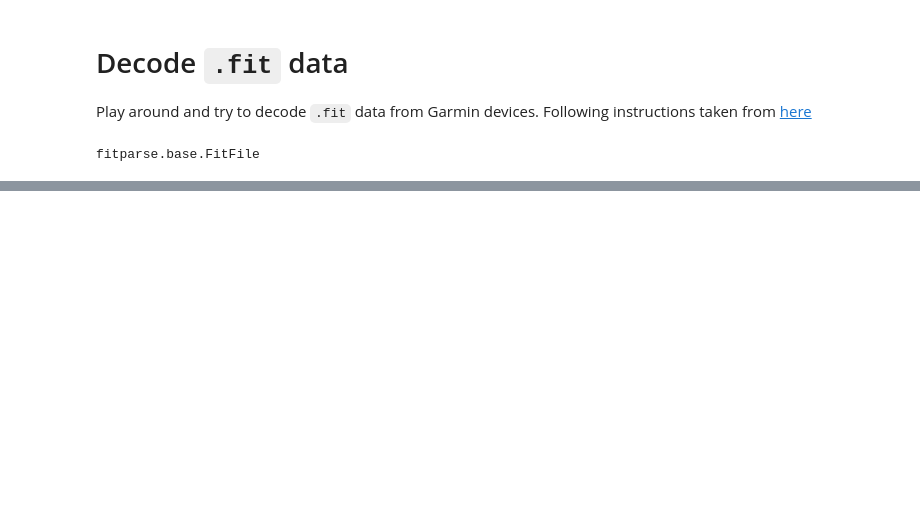
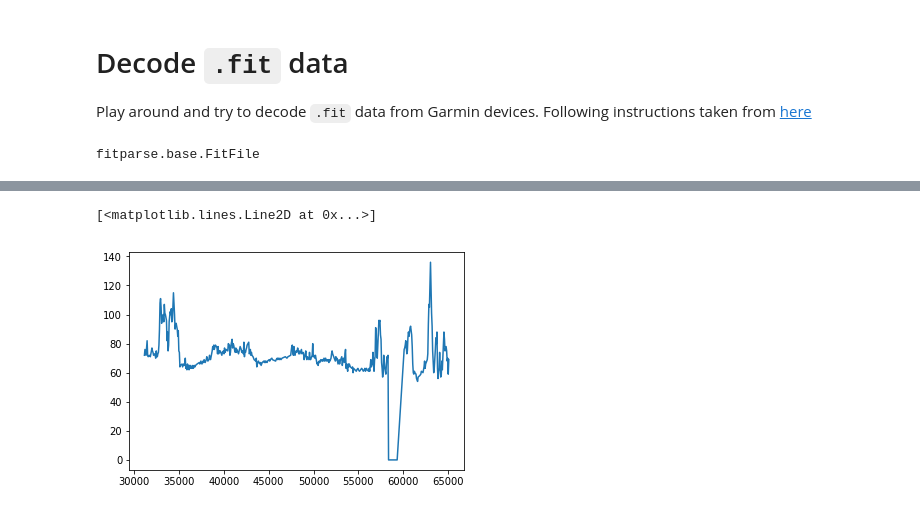
Before and after one commit to francescolosterzo/parse-garmin-heartrate, a Jupyter notebook: TestFitparse.ipynb, the cells around one changed output, grey strips where cells are left out. Drawn from its saved outputs; the diff is of its cells as text; code cells hidden in the pictures; blank space fills up the shorter version.

Commit message:
very first basic plot with heart rate

```diff
--- a/TestFitparse.ipynb
+++ b/TestFitparse.ipynb
@@ -13,16 +17,18 @@ type(fit_file)
 fitparse.base.FitFile
 # %%
 data_type = []
+data_name = []
+
 for record in fitfile.get_messages():
 
-    info = record.name
     if record.type == 'data':
-        info = info + ' this is data!'
         data_type.append(record.type)
+        data_name.append(record.name)
 
-    #print(info)
-    #if record.type == 'data':
-    #    print(record.name)
-    #    for field_data in record:
-    #        print(' * {}: {}'.format(field_data.name, field_data.value))
+    if record.type == 'data':
+        if not record.name == 'monitoring': continue
+        print(record.name)
+
+        for field_data in record:
+            print(' * {}: {}'.format(field_data.name, field_data.value))
 # %% [output]
@@ -50,0 +58,10 @@ records can be of 1 type(s): ['data']
+# %%
+HR_list = []
+for record in fit_file.get_messages('monitoring'):
+    #print(record.as_dict())
+
+    this_record = record.as_dict()
+
+    for field in this_record['fields']:
+        if 'heart_rate' in field['name']:
+            HR_list.append(this_record)
@@ -50,0 +91,12 @@ records can be of 1 type(s): ['data']
+# %%
+HR_timestamp = []
+HR_value = []
+for entry in HR_list:
+    HR_timestamp.append( entry['fields'][0]['value'] )
+    HR_value.append( entry['fields'][1]['value'] )
+# %%
+plt.figure()
+plt.plot(HR_timestamp, HR_value)
+# %% [output]
+[<matplotlib.lines.Line2D at 0x...>]
+[figure, added]
```
Also changed, not shown: parts of 6 cells of this notebook.
